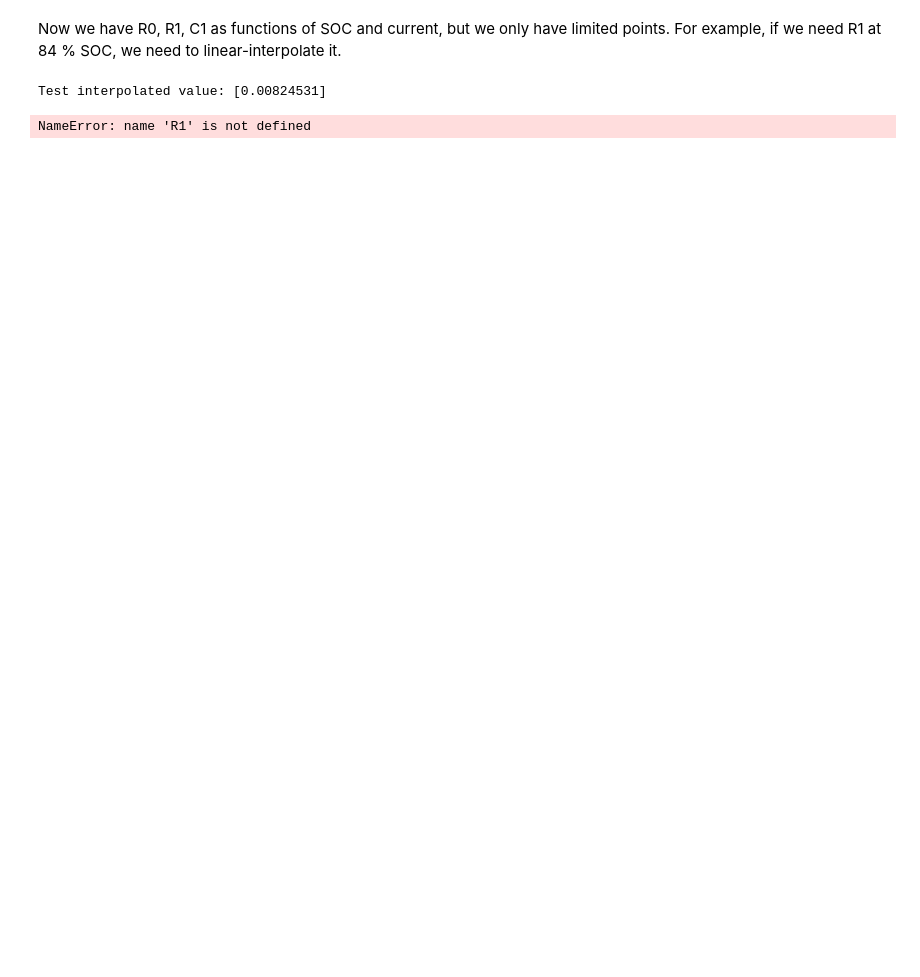
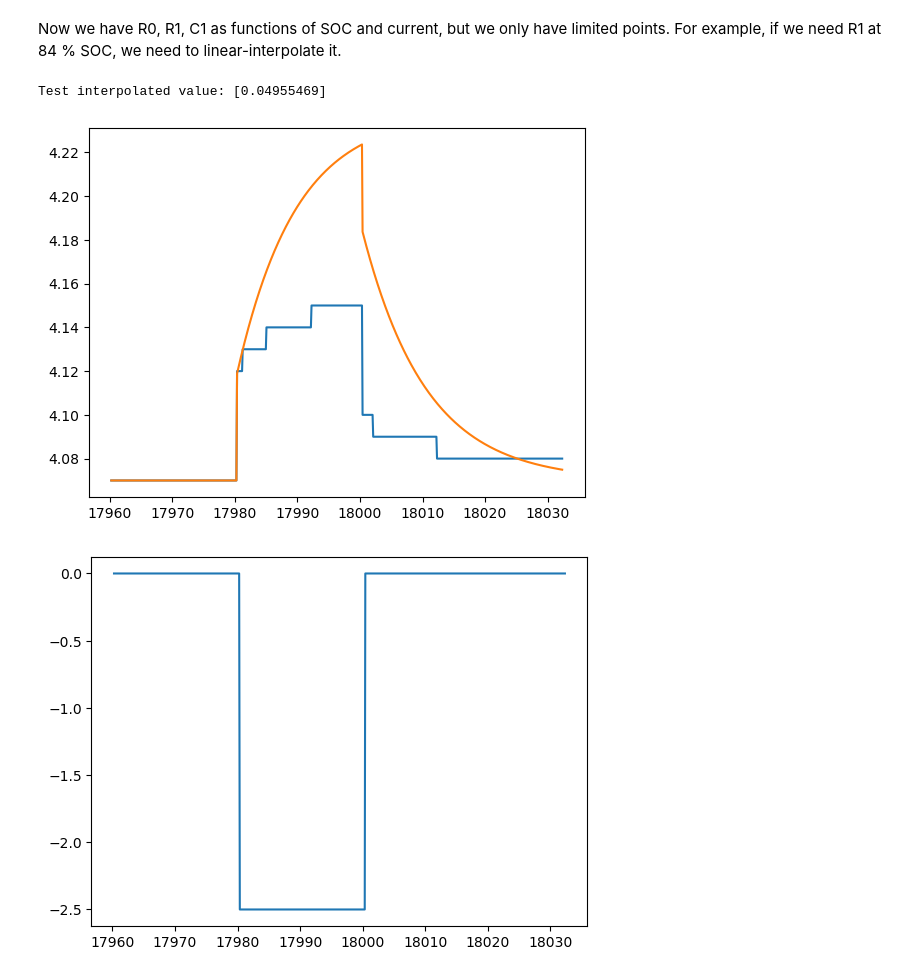
Before and after one commit to sunfanyi/modelling-of-lithium-ion-batteries, a Jupyter notebook: part_2a.ipynb, the cells around one changed output. Cells and saved outputs as stored; diff of their text form; code cells hidden in the pictures; blank space fills up the shorter version.

Commit message:
Part 2a: Built 1st order ECN model (looks like a bad fit). Haven't arrange the code.

```diff
--- a/part_2a.ipynb
+++ b/part_2a.ipynb
@@ -235,12 +235,12 @@ I_peaks = I[idx_pulse_end - 1]
 
 d_V0 = V_actual[idx_pulse_end] - V_peaks
 d_I = I[idx_pulse_end] - I_peaks
-R0_tab = d_V0 / d_I  # look-up table
+R0_tab = np.abs(d_V0 / d_I)  # look-up table
 
 d_Vinf = V_actual[idx_Vss] - V_peaks
-R1_tab = d_Vinf / d_I - R0_tab
+R1_tab = np.abs(d_Vinf / d_I - R0_tab)
 
-C1_tab = (t[idx_Vss] - t[idx_pulse_end]) / (4*R1_tab)
+C1_tab = np.abs((t[idx_Vss] - t[idx_pulse_end]) / (4*R1_tab))
 
 # Visualisation:
 rows = pd.MultiIndex.from_product([['%d%%' % (SOC_from_idx_map[i]*100) for i in range(8)],
@@ -285,6 +285,6 @@ C1_const
 
 Refit R1 using the constant R0 (and C1?)
 # %%
-R1_tab = d_Vinf / d_I - R0_const
+R1_tab = np.abs(d_Vinf / d_I - R0_const)
 print(np.round(R1_tab, 5))
 # %% [output]
@@ -351,20 +351,21 @@ R1_interp_func = interp2d(I_tab, SOC_tab, R1_look_up_tab)
 # %% [markdown]
 Now we have R0, R1, C1 as functions of SOC and current, but we only have limited points. For example, if we need R1 at 84 % SOC, we need to linear-interpolate it.
-# %%
-test_I = -6
-test_SOC = 0.3
-
-interp_value = R1_interp_func(target_I, target_SOC)
-
-print('Test interpolated value:', interp_value)
-# %% [output]
-Test interpolated value: [0.00824531]
+# %%
+test_I = -6
+test_SOC = 0.3
+
+interp_value = R1_interp_func(target_I, target_SOC)
+
+print('Test interpolated value:', interp_value)
+# %% [output]
+Test interpolated value: [0.04955469]
 # %%
 pad_zero = True
 which_SOC = 1
-which_pulse = 1
+which_pulse = 4
 
 if pad_zero:
+    # pad with some constant values both sides for visualisation
     idx_seg_start = idx_pulse_start[which_SOC-1, which_pulse-1] - 200
     idx_seg_end = idx_Vss[which_SOC-1, which_pulse-1] + 200
 else:
@@ -384,18 +385,18 @@ t_seg = t[idx_seg_start : idx_seg_end+1]
 V_actual_seg = V_actual[idx_seg_start : idx_seg_end+1]
 I_seg = I[idx_seg_start : idx_seg_end+1]
 # %%
-z0 = match_val(V_actual_seg[0], ref_OCV, ref_SOC)
 Q = 2500
 eta = 1
 
-N = len(t)
+N = len(t_seg)
 z = np.ndarray(N)
 V_pred = np.ndarray(N)
 OCV = np.ndarray(N)
 I_R1 = np.ndarray(N)
 
+z0 = match_val(V_actual_seg[0], ref_OCV, ref_SOC)
 z[0] = z0
-I_R1 = 0
+I_R1[0] = 0
 def update_I_R1(i, I_R1, t, I, R1, C1):
     dt = t[i+1] - t[i]
     a = -1 / (R1*C1)
@@ -404,14 +405,26 @@ def update_I_R1(i, I_R1, t, I, R1, C1):
                 1/a * (np.exp(a*dt)-1) * b * I[i]
 
 for i in range(N):
+    R1_val = R1_interp_func(I_seg[i], z[i])[0]  # R1 at i
+    R0_val = R0_const
+
+    OCV[i] = match_val(z[i], ref_SOC, ref_OCV)
+    V_pred[i] = OCV[i] - R1_val * I_R1[i] - R0_val * I_seg[i]
+
     if i != N-1:
-        update_SOC(i, z, t, I, eta, Q)
+        update_SOC(i, z, t_seg, I, eta, Q)  # update z at i+1
         # We are updating the next value (i+1):
-        R1_val = R1_interp_func(I[i+1], z[i+1])  # R1 at i+1
+        R1_val = R1_interp_func(I_seg[i+1], z[i+1])[0]  # R1 at i+1
         C1_val = C1_const
 
-#         update_I_R1(i, I_R1, t, I, R1, C1)
+        update_I_R1(i, I_R1, t_seg, I_seg, R1_val, C1_val)  # update I_R1 at i+1
-# %% [output]
-NameError: name 'R1' is not defined
 # %%
-R1_tab  # SOC and current dependent
+
+plt.plot(t_seg, V_actual_seg)
+plt.plot(t_seg, V_pred)
+plt.show()
+plt.plot(t_seg, I_seg)
+plt.show()
+# %% [output]
+[figure, added]
+[figure, added]
```
Also changed, not shown: parts of 14 cells of this notebook.
